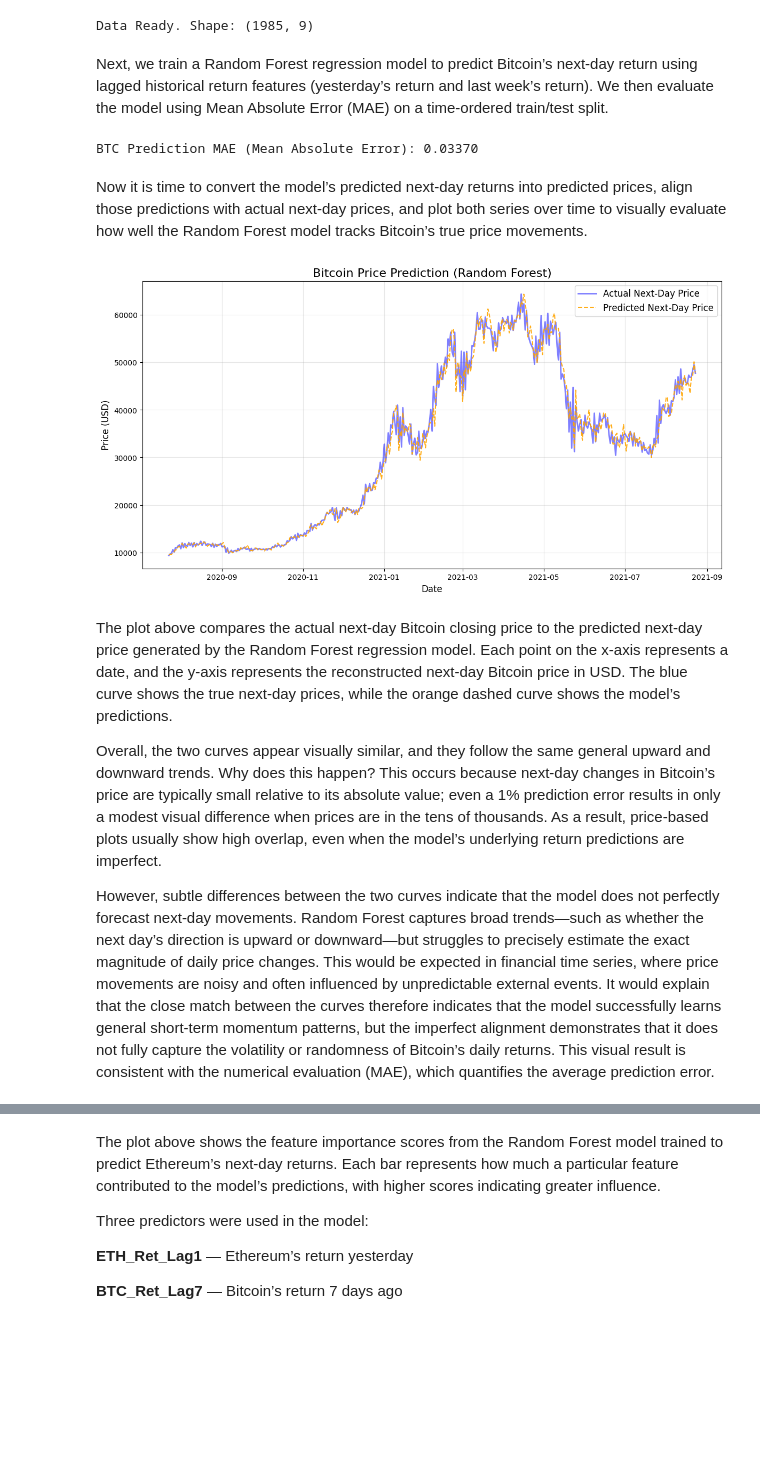
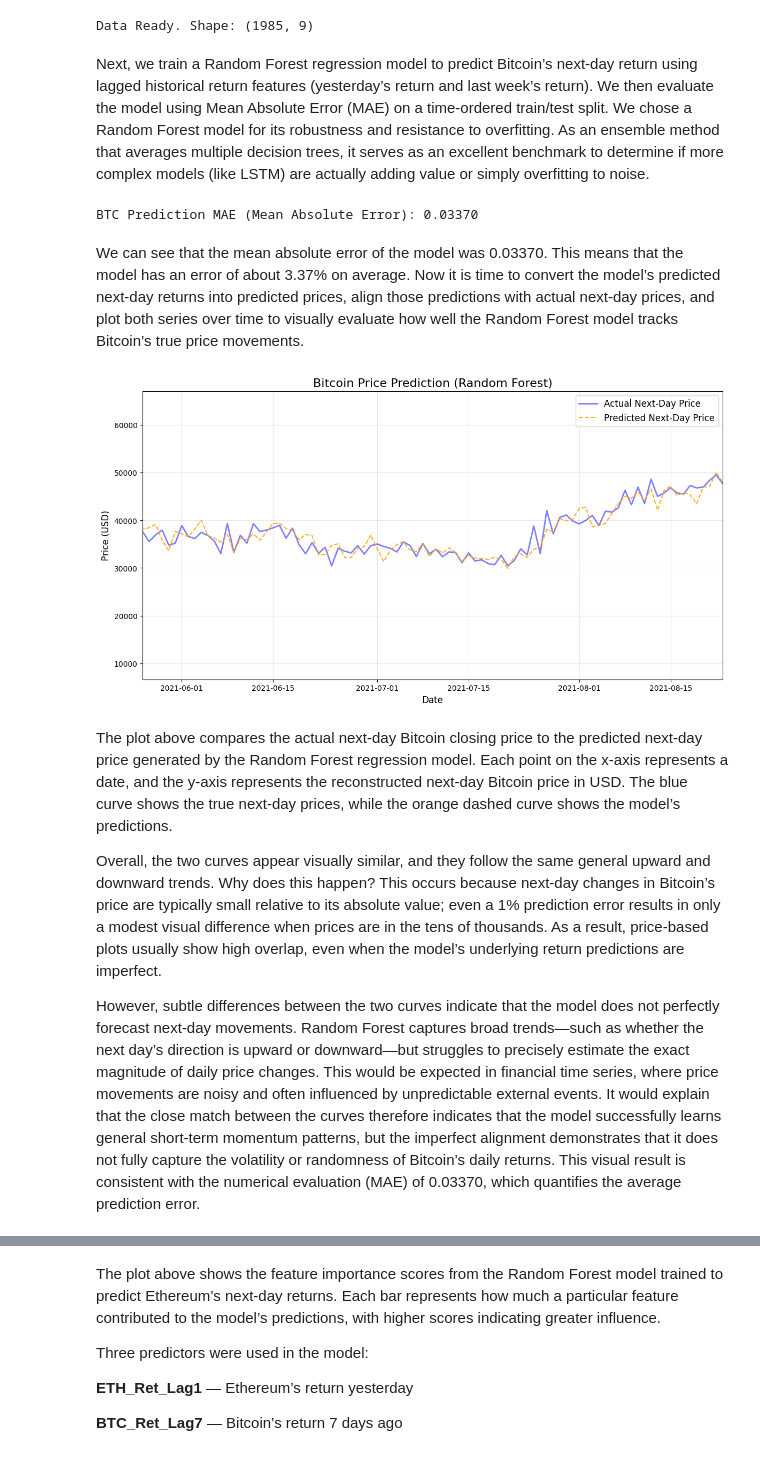
Before and after one commit to rjindal177/CMSC320-Final-Project, a Jupyter notebook: termProject.ipynb, the cells around one changed output, grey strips where cells are left out. Drawn from its saved outputs; the diff is of its cells as text; code cells hidden in the pictures; blank space fills up the shorter version.

```diff
--- a/termProject.ipynb
+++ b/termProject.ipynb
@@ -452,5 +443,5 @@ print("Data Ready. Shape:", df.shape)
 # %% [output]
 Data Ready. Shape: (1985, 9)
 # %% [markdown]
-Next, we train a Random Forest regression model to predict Bitcoin’s next-day return using lagged historical return features (yesterday’s return and last week’s return). We then evaluate the model using Mean Absolute Error (MAE) on a time-ordered train/test split.
+Next, we train a Random Forest regression model to predict Bitcoin’s next-day return using lagged historical return features (yesterday’s return and last week’s return). We then evaluate the model using Mean Absolute Error (MAE) on a time-ordered train/test split. We chose a Random Forest model for its robustness and resistance to overfitting. As an ensemble method that averages multiple decision trees, it serves as an excellent benchmark to determine if more complex models (like LSTM) are actually adding value or simply overfitting to noise.
 # %%
@@ -476,46 +463,35 @@ print(f"BTC Prediction MAE (Mean Absolute Error): {mae:.5f}")
 # %% [output]
 BTC Prediction MAE (Mean Absolute Error): 0.03370
 # %% [markdown]
-Now it is time to convert the model’s predicted next-day returns into predicted prices, align those predictions with actual next-day prices, and plot both series over time to visually evaluate how well the Random Forest model tracks Bitcoin’s true price movements.
+We can see that the mean absolute error of the model was 0.03370. This means that the model has an error of about 3.37% on average. Now it is time to convert the model’s predicted next-day returns into predicted prices, align those predictions with actual next-day prices, and plot both series over time to visually evaluate how well the Random Forest model tracks Bitcoin’s true price movements.
 # %%
-
-import matplotlib.pyplot as plt
-import pandas as pd
-
-# base price: price at day t (so return predicts t+1)
 base_prices = df['BTC_Close'].shift(1).loc[X_test.index]
 
-# Reconstructing predicted and actual next-day prices
 predicted_prices = base_prices * (1 + pred_btc)
 actual_prices = base_prices * (1 + y_test)
 
-# Prediction dates already correspond to t+1
 prediction_dates = X_test.index
 
-# Plotting
+
 plt.figure(figsize=(14, 7))
 
-# Plot Actual Prices
 plt.plot(prediction_dates, actual_prices, label='Actual Next-Day Price', color='blue', alpha=0.5, linewidth=2)
-
-# Plot Predicted Prices
 plt.plot(prediction_dates, predicted_prices, label='Predicted Next-Day Price', color='orange', linestyle='--', alpha=0.9, linewidth=1.5)
 
 plt.title('Bitcoin Price Prediction (Random Forest)', fontsize=16)
 plt.xlabel('Date', fontsize=12)
 plt.ylabel('Price (USD)', fontsize=12)
 plt.legend(fontsize=12)
 plt.grid(True, alpha=0.3)
 
-# Optional: Zooming into the last 90 days to see more clearly
-# plt.xlim(prediction_dates[-90], prediction_dates[-1])
+plt.xlim(prediction_dates[-90], prediction_dates[-1])
 
 plt.show()
 # %% [output]
-[figure, old version]
+[figure, new version]
 # %% [markdown]
 The plot above compares the actual next-day Bitcoin closing price to the predicted next-day price generated by the Random Forest regression model. Each point on the x-axis represents a date, and the y-axis represents the reconstructed next-day Bitcoin price in USD. The blue curve shows the true next-day prices, while the orange dashed curve shows the model’s predictions.
 
 Overall, the two curves appear visually similar, and they follow the same general upward and downward trends. Why does this happen? This occurs because next-day changes in Bitcoin’s price are typically small relative to its absolute value; even a 1% prediction error results in only a modest visual difference when prices are in the tens of thousands. As a result, price-based plots usually show high overlap, even when the model’s underlying return predictions are imperfect.
 
-However, subtle differences between the two curves indicate that the model does not perfectly forecast next-day movements. Random Forest captures broad trends—such as whether the next day’s direction is upward or downward—but struggles to precisely estimate the exact magnitude of daily price changes. This would be expected in financial time series, where price movements are noisy and often influenced by unpredictable external events. It would explain that the close match between the curves therefore indicates that the model successfully learns general short-term momentum patterns, but the imperfect alignment demonstrates that it does not fully capture the volatility or randomness of Bitcoin’s daily returns. This visual result is consistent with the numerical evaluation (MAE), which quantifies the average prediction error.
+However, subtle differences between the two curves indicate that the model does not perfectly forecast next-day movements. Random Forest captures broad trends—such as whether the next day’s direction is upward or downward—but struggles to precisely estimate the exact magnitude of daily price changes. This would be expected in financial time series, where price movements are noisy and often influenced by unpredictable external events. It would explain that the close match between the curves therefore indicates that the model successfully learns general short-term momentum patterns, but the imperfect alignment demonstrates that it does not fully capture the volatility or randomness of Bitcoin’s daily returns. This visual result is consistent with the numerical evaluation (MAE) of 0.03370, which quantifies the average prediction error.
```
Also changed, not shown: parts of 30 cells of this notebook.
